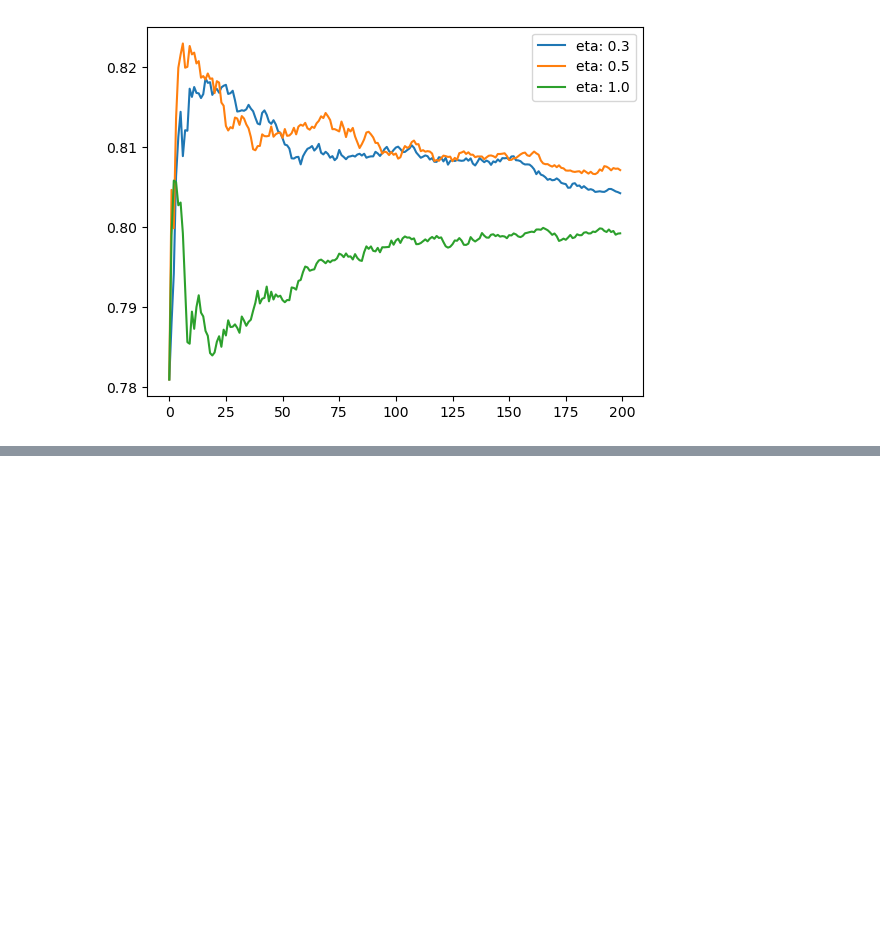
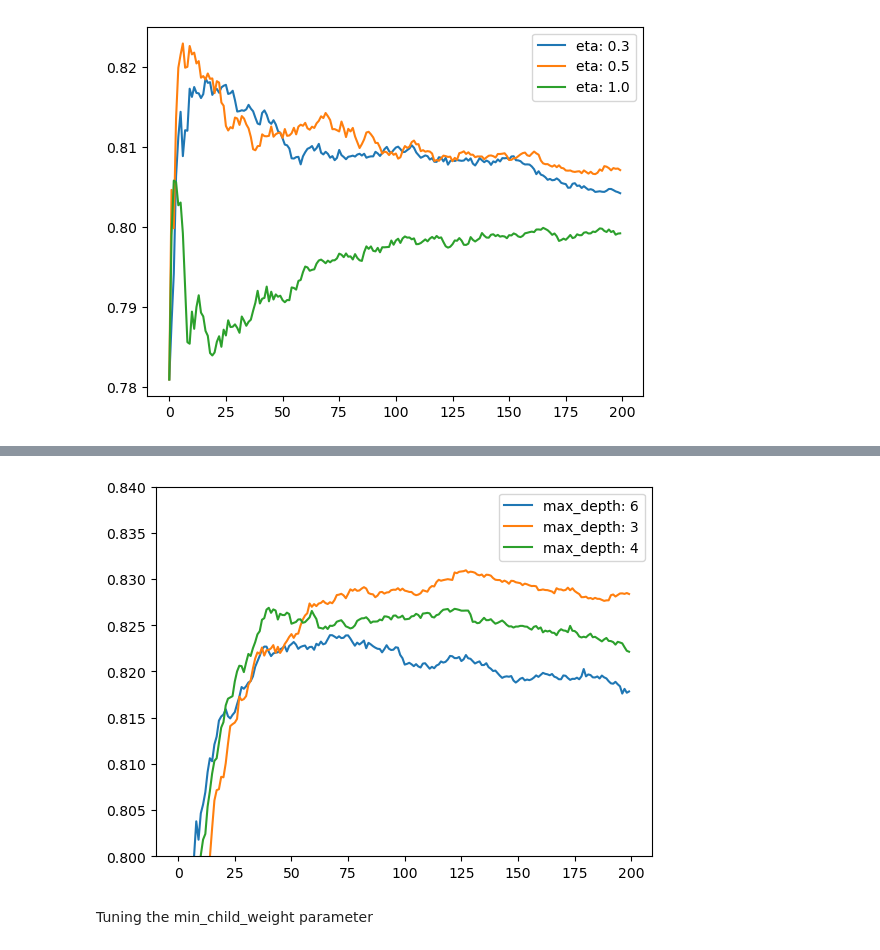
Before and after one commit to KingsleyElo/ml-zoomcamp-notes, a Jupyter notebook: Trees/notebook.ipynb, the cells around one changed output, grey strips where cells are left out. Drawn from its saved outputs; the diff is of its cells as text; code cells hidden in the pictures; blank space fills up the shorter version.

```diff
--- a/Trees/notebook.ipynb
+++ b/Trees/notebook.ipynb
@@ -577,0 +638,14 @@ plt.show()
+# %%
+df_depth = pd.DataFrame(all_results)
+# %%
+max_depth = [6, 3, 4]
+for depth in max_depth:
+    df_eta = df_depth[df_depth['max_depth'] == depth]
+    plt.plot(df_eta.num_iter, df_eta.val_auc, label = f'max_depth: {depth}')
+plt.ylim(0.8, 0.84)
+plt.legend()
+plt.show()
+# %% [output]
+[figure, added]
+# %% [markdown]
+Tuning the min_child_weight parameter
```
Also changed, not shown: parts of 2 cells of this notebook.
